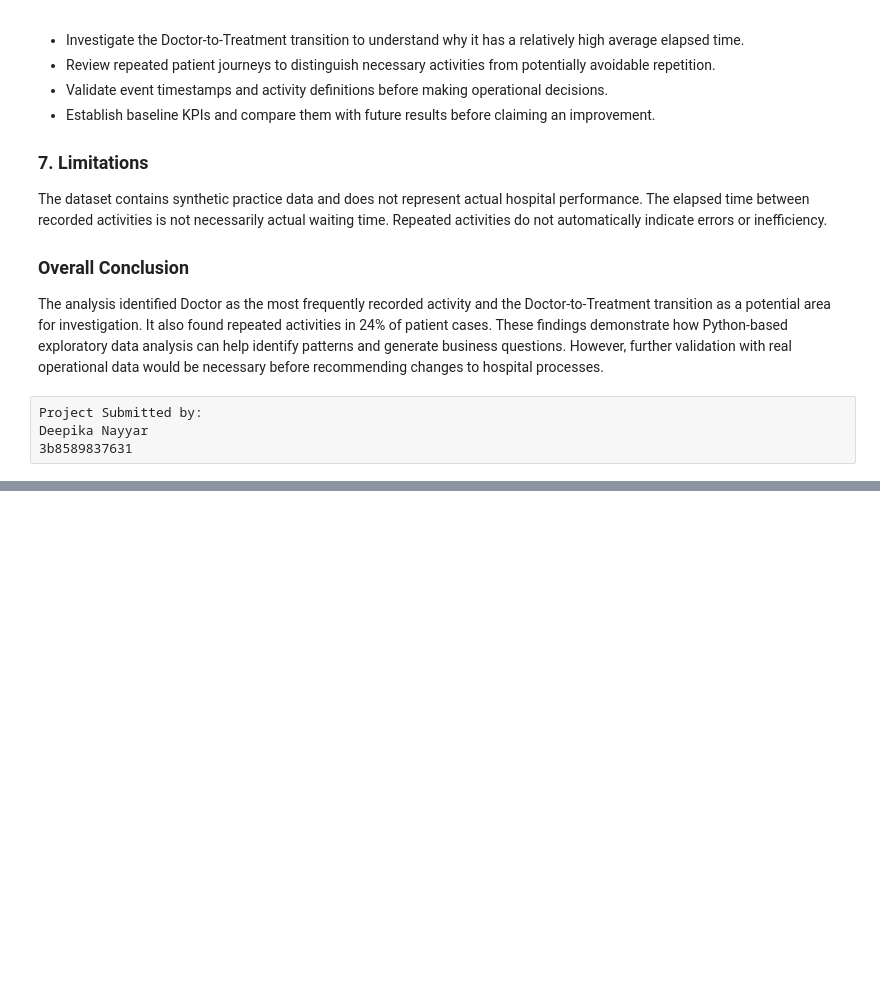
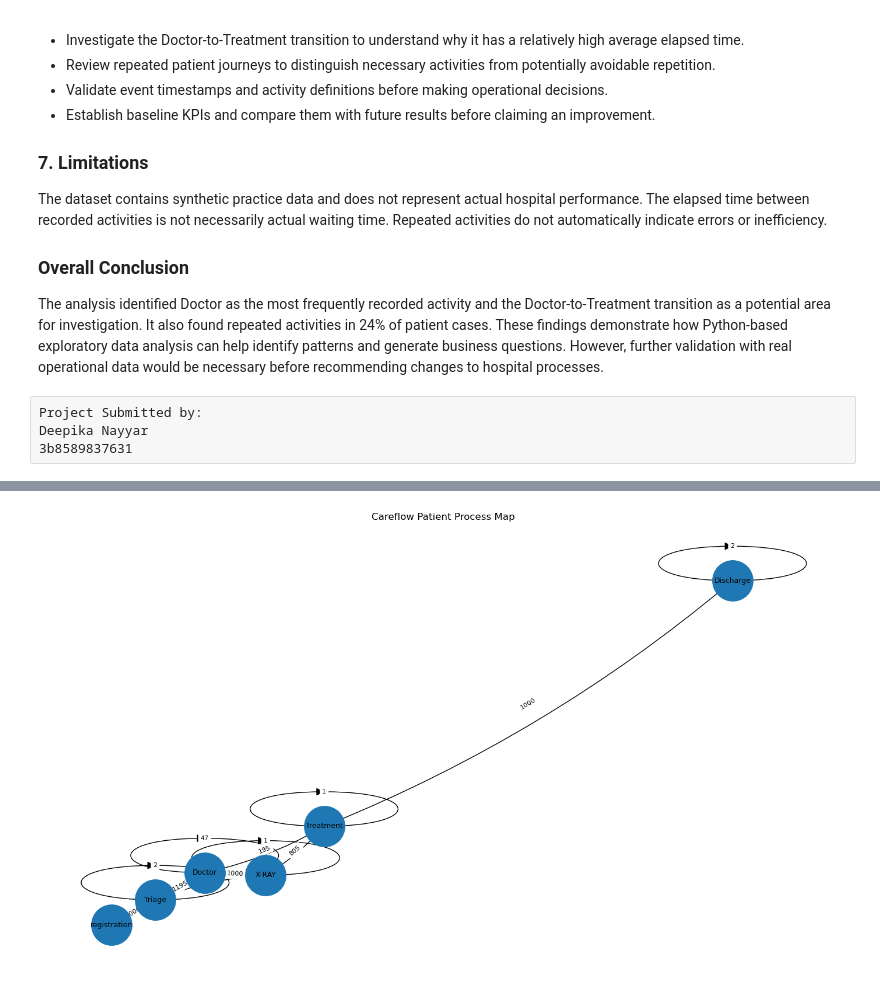
Before and after one commit to nayyardips-design/Care-Flow-, a Jupyter notebook: CareFlow_Python_EDA_Visualization.ipynb, the cells around one changed output, grey strips where cells are left out. Saved outputs shown, nothing was run; the diff lists cells and outputs as text; code cells hidden in the pictures; blank space fills up the shorter version.

```diff
--- a/CareFlow_Python_EDA_Visualization.ipynb
+++ b/CareFlow_Python_EDA_Visualization.ipynb
@@ -458,0 +568,15 @@ Deepika Nayyar
+# %%
+dfg,start_activities,end_activities = pm4py.discover_dfg(event_log_df)
+print("Start activities:")
+print(start_activities)
+
+print("\nEnd activities:")
+print(end_activities)
+
+print("\nActivity Transitions:")
+
+for (source, target), count in sorted(
+    dfg.items(),
+    key = lambda item: item[1],
+    reverse =True):
+    print(f"{source}->{target}:{count}")
@@ -458,0 +613,40 @@ Deepika Nayyar
+# %%
+import networkx as nx
+import matplotlib.pyplot as plt
+
+# Create a directed graph from the PM4Py DFG
+G = nx.DiGraph()
+
+# Add edges from DFG
+for (source,target),count in dfg.items():
+    G.add_edge(source,target,weight = count)
+
+# Set layout for nodes
+plt.figure(figsize = (14,8))
+pos = nx.spring_layout(G,seed = 42)
+
+# Draw Nodes and labels
+nx.draw_networkx_nodes(G,pos,node_size=2500)
+nx.draw_networkx_labels(G,pos,font_size = 9)
+
+# Draw Arrows between Activities
+nx.draw_networkx_edges(G, pos,arrows = True,arrowsize = 20,
+                       connectionstyle = "arc3, rad= 0.08")
+
+# Draw edges Label(Counts)
+edge_labels = nx.get_edge_attributes(G,"weight")
+nx.draw_networkx_edge_labels(G,pos,edge_labels= edge_labels, font_size= 8)
+
+# Plot the Graph
+plt.title("Careflow Patient Process Map")
+plt.axis("off")
+plt.tight_layout()
+
+# Save and show
+plt.savefig(
+    "careflow_process_map.png",
+    dpi= 150,
+    bbox_inches = "tight")
+plt.show()
+# %% [output]
+[figure, added]
```
Also changed, not shown: parts of 31 cells of this notebook.
